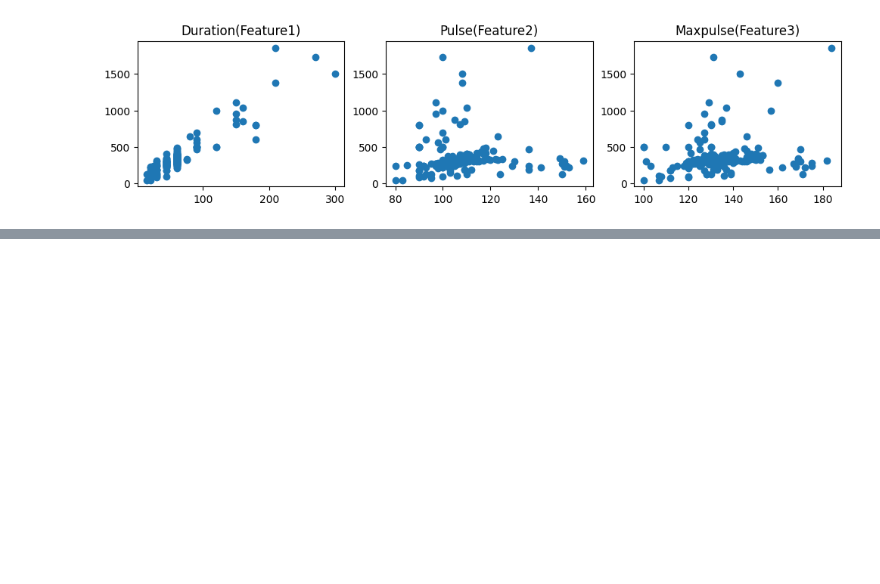
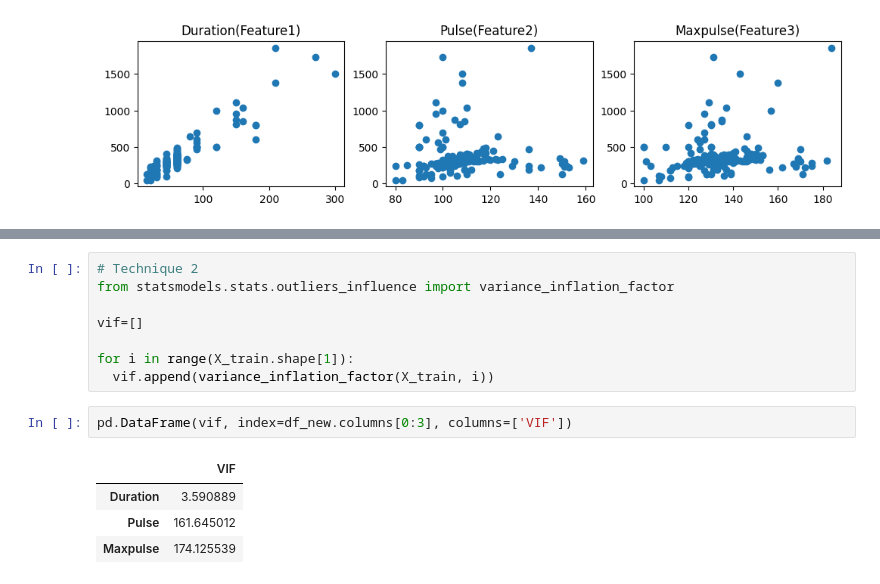
Before and after one commit to OfEarthAndEther/ML_monologues, a Jupyter notebook: Linear_Regression_Self.ipynb, the cells around one changed output, grey strips where cells are left out. Drawn from its saved outputs; the diff is of its cells as text; blank space fills up the shorter version.

```diff
--- a/Linear_Regression_Self.ipynb
+++ b/Linear_Regression_Self.ipynb
@@ -409,0 +425,15 @@ plt.show()
+# %%
+# Technique 2
+from statsmodels.stats.outliers_influence import variance_inflation_factor
+
+vif=[]
+
+for i in range(X_train.shape[1]):
+  vif.append(variance_inflation_factor(X_train, i))
+# %%
+pd.DataFrame(vif, index=df_new.columns[0:3], columns=['VIF'])
+# %% [output]
+|  | VIF |
+| Duration | 3.590889 |
+| Pulse | 161.645012 |
+| Maxpulse | 174.125539 |
```
Also changed, not shown: parts of 9 cells of this notebook.
